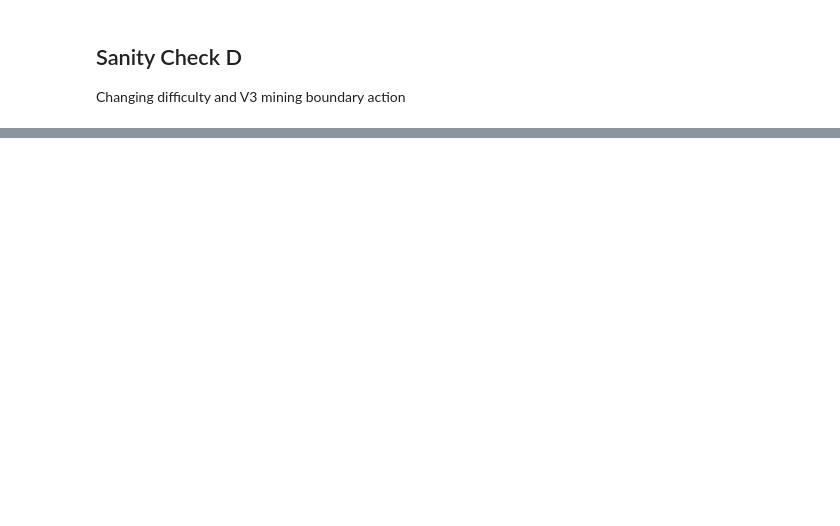
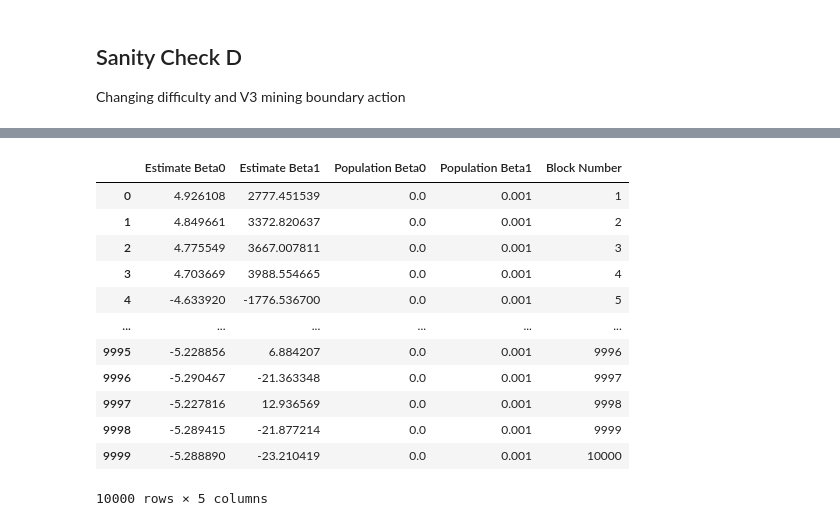
Before and after one commit to dominant-strategies/Quai-Macro-Model, a Jupyter notebook: Spec/Controller Basic Scenarios.ipynb, the cells around one changed output, grey strips where cells are left out. Cells and saved outputs as stored; diff of their text form; code cells hidden in the pictures; blank space fills up the shorter version.

```diff
--- a/Spec/Controller Basic Scenarios.ipynb
+++ b/Spec/Controller Basic Scenarios.ipynb
@@ -160,0 +183,16 @@ Changing difficulty and V3 mining boundary action
+# %%
+df
+# %% [output]
+|  | Estimate Beta0 | Estimate Beta1 | Population Beta0 | Population Beta1 | Block Number |
+| 0 | 4.926108 | 2777.451539 | 0.0 | 0.001 | 1 |
+| 1 | 4.849661 | 3372.820637 | 0.0 | 0.001 | 2 |
+| 2 | 4.775549 | 3667.007811 | 0.0 | 0.001 | 3 |
+| 3 | 4.703669 | 3988.554665 | 0.0 | 0.001 | 4 |
+| 4 | -4.633920 | -1776.536700 | 0.0 | 0.001 | 5 |
+| ... | ... | ... | ... | ... | ... |
+| 9995 | -5.228856 | 6.884207 | 0.0 | 0.001 | 9996 |
+| 9996 | -5.290467 | -21.363348 | 0.0 | 0.001 | 9997 |
+| 9997 | -5.227816 | 12.936569 | 0.0 | 0.001 | 9998 |
+| 9998 | -5.289415 | -21.877214 | 0.0 | 0.001 | 9999 |
+| 9999 | -5.288890 | -23.210419 | 0.0 | 0.001 | 10000 |
+10000 rows × 5 columns
```
Also changed, not shown: parts of 9 cells of this notebook.
